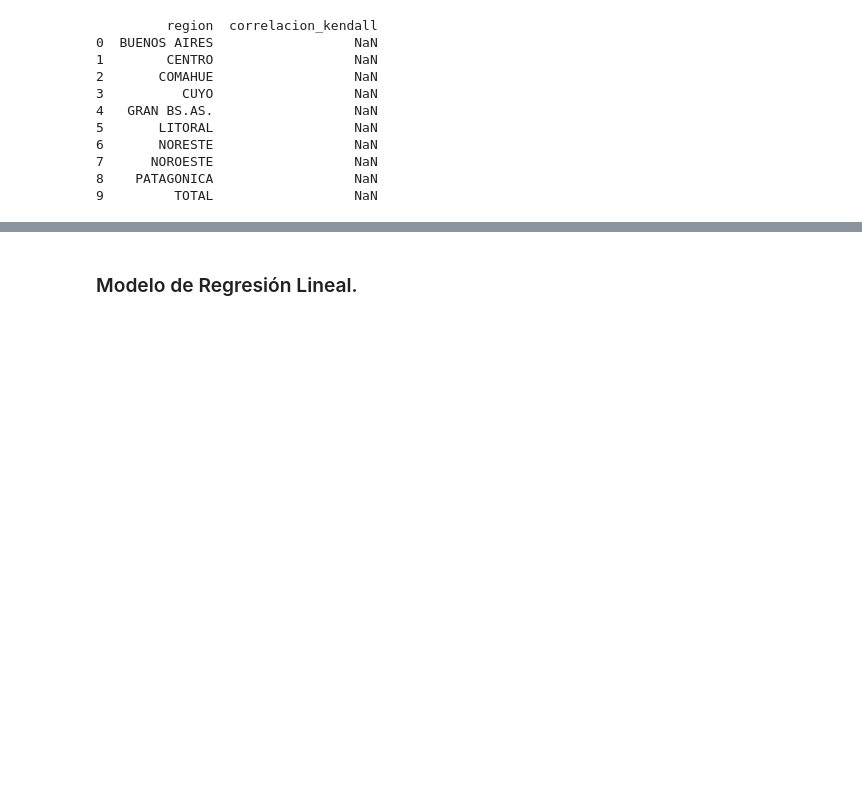
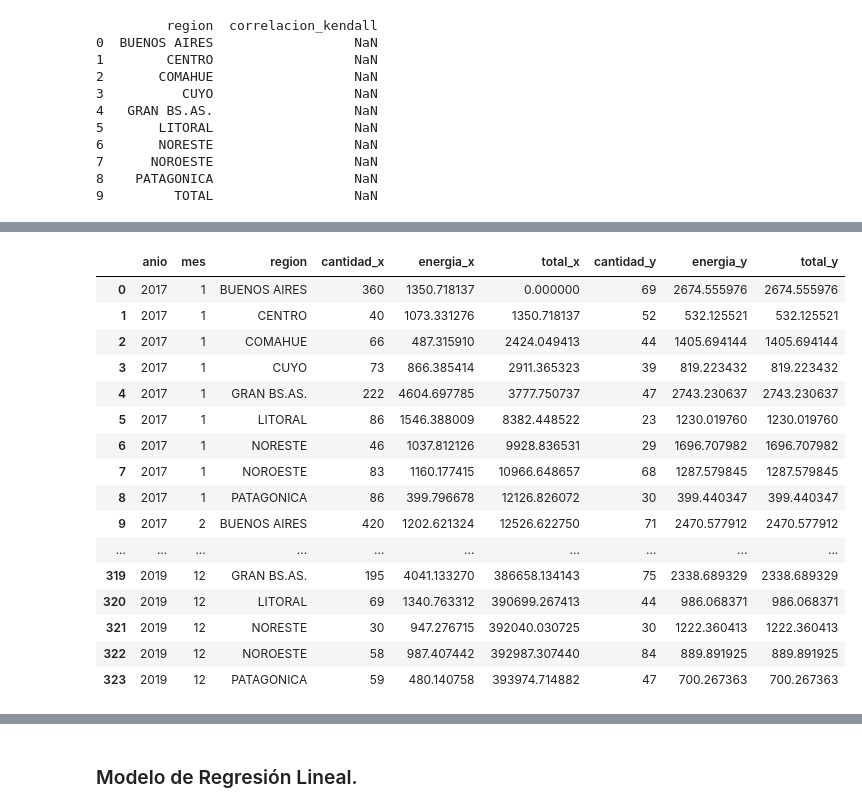
Before and after one commit to gagabriela2787/MachineLearnig, a Jupyter notebook: proyecto_principal.ipynb, the cells around one changed output, grey strips where cells are left out. Cells and saved outputs as stored; diff of their text form; code cells hidden in the pictures; blank space fills up the shorter version.

```diff
--- a/proyecto_principal.ipynb
+++ b/proyecto_principal.ipynb
@@ -997,0 +1190,37 @@ data_agrupada_dem
+# %%
+pd.set_option('display.max_rows', None)
+#print(df_demanda_reg)
+
+# Restablece la opción de visualización a su valor predeterminado
+#pd.reset_option('display.max_rows')
+# %%
+# Diccionario para almacenar los datos agrupados
+data = {
+    'anio': [],
+    'mes': [],
+    'region': [],
+    'cantidad': [],
+    'energia': [],
+    'total': []
+}
+
+total_general = 0
+
+# Agrupar el DataFrame por 'anio', 'mes', 'region' y calcular la suma de 'demanda_MWh' para cada grupo
+grupo_gen_regiones = df_gen.groupby(['anio', 'mes', 'region'])
+
+for (anio, mes, region), grupo in grupo_gen_regiones:
+    cantidad_registros = len(grupo)
+    generacion_energia = (grupo['generacion_neta_MWh'].sum()) / 1000
+
+    # Agregar los valores al diccionario
+    data['anio'].append(anio)
+    data['mes'].append(mes)
+    data['region'].append(region)
+    data['cantidad'].append(cantidad_registros)
+    data['energia'].append(generacion_energia)
+    data['total'].append(generacion_energia)     #(total_general)  # Actualizar el 'total' general
+    total_general += generacion_energia
+
+# Crear el DataFrame
+df_generacion_reg = pd.DataFrame(data)
@@ -997,0 +1269,22 @@ data_agrupada_dem
+# %%
+# Combina los DataFrames en uno SOLO
+df_combinado = df_demanda_reg.merge(df_generacion_reg, on=['anio', 'mes','region'])
+df_combinado
+# %% [output]
+|  | anio | mes | region | cantidad_x | energia_x | total_x | cantidad_y | energia_y | total_y |
+| 0 | 2017 | 1 | BUENOS AIRES | 360 | 1350.718137 | 0.000000 | 69 | 2674.555976 | 2674.555976 |
+| 1 | 2017 | 1 | CENTRO | 40 | 1073.331276 | 1350.718137 | 52 | 532.125521 | 532.125521 |
+| 2 | 2017 | 1 | COMAHUE | 66 | 487.315910 | 2424.049413 | 44 | 1405.694144 | 1405.694144 |
+| 3 | 2017 | 1 | CUYO | 73 | 866.385414 | 2911.365323 | 39 | 819.223432 | 819.223432 |
+| 4 | 2017 | 1 | GRAN BS.AS. | 222 | 4604.697785 | 3777.750737 | 47 | 2743.230637 | 2743.230637 |
+| 5 | 2017 | 1 | LITORAL | 86 | 1546.388009 | 8382.448522 | 23 | 1230.019760 | 1230.019760 |
+| 6 | 2017 | 1 | NORESTE | 46 | 1037.812126 | 9928.836531 | 29 | 1696.707982 | 1696.707982 |
+| 7 | 2017 | 1 | NOROESTE | 83 | 1160.177415 | 10966.648657 | 68 | 1287.579845 | 1287.579845 |
+| 8 | 2017 | 1 | PATAGONICA | 86 | 399.796678 | 12126.826072 | 30 | 399.440347 | 399.440347 |
+| 9 | 2017 | 2 | BUENOS AIRES | 420 | 1202.621324 | 12526.622750 | 71 | 2470.577912 | 2470.577912 |
+| ... | ... | ... | ... | ... | ... | ... | ... | ... | ... |
+| 319 | 2019 | 12 | GRAN BS.AS. | 195 | 4041.133270 | 386658.134143 | 75 | 2338.689329 | 2338.689329 |
+| 320 | 2019 | 12 | LITORAL | 69 | 1340.763312 | 390699.267413 | 44 | 986.068371 | 986.068371 |
+| 321 | 2019 | 12 | NORESTE | 30 | 947.276715 | 392040.030725 | 30 | 1222.360413 | 1222.360413 |
+| 322 | 2019 | 12 | NOROESTE | 58 | 987.407442 | 392987.307440 | 84 | 889.891925 | 889.891925 |
+| 323 | 2019 | 12 | PATAGONICA | 59 | 480.140758 | 393974.714882 | 47 | 700.267363 | 700.267363 |
```
Also changed, not shown: parts of 50 cells of this notebook.
